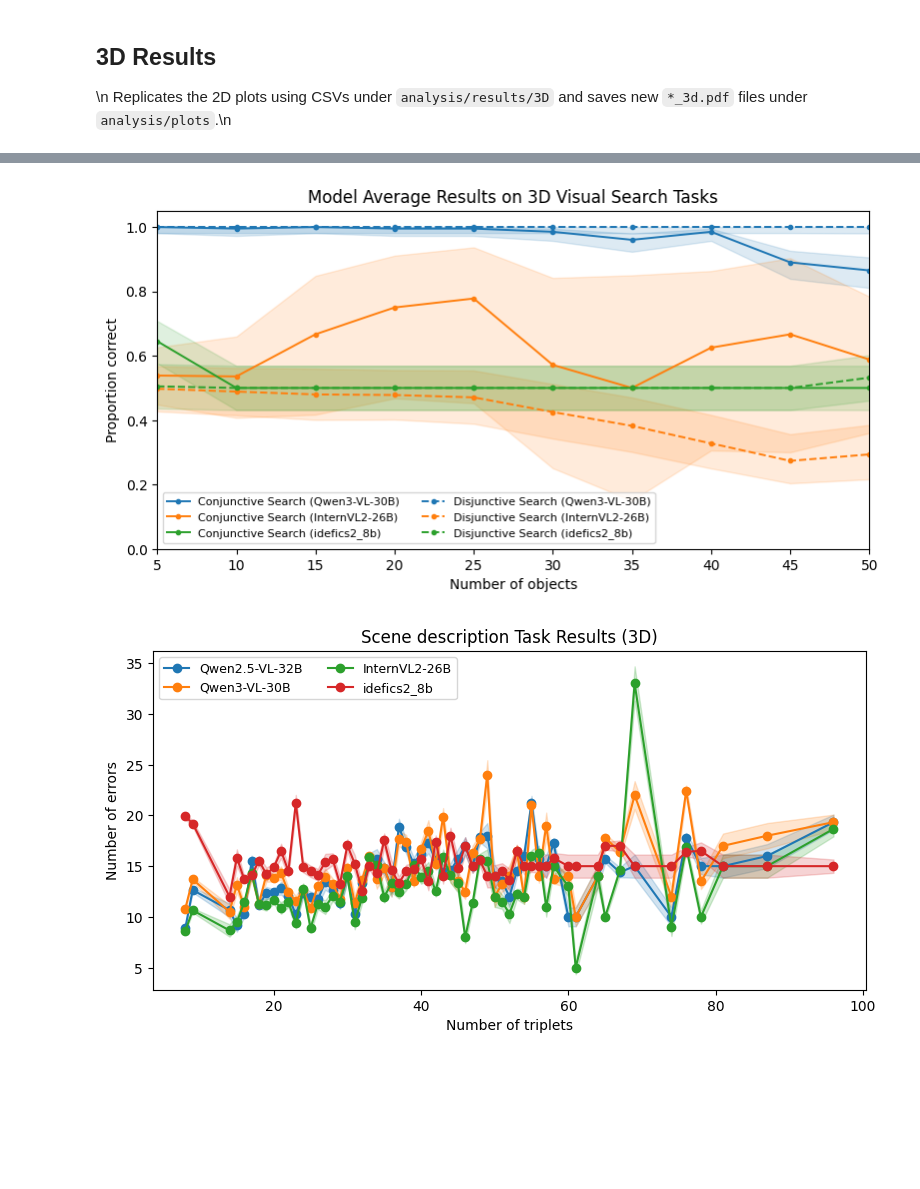
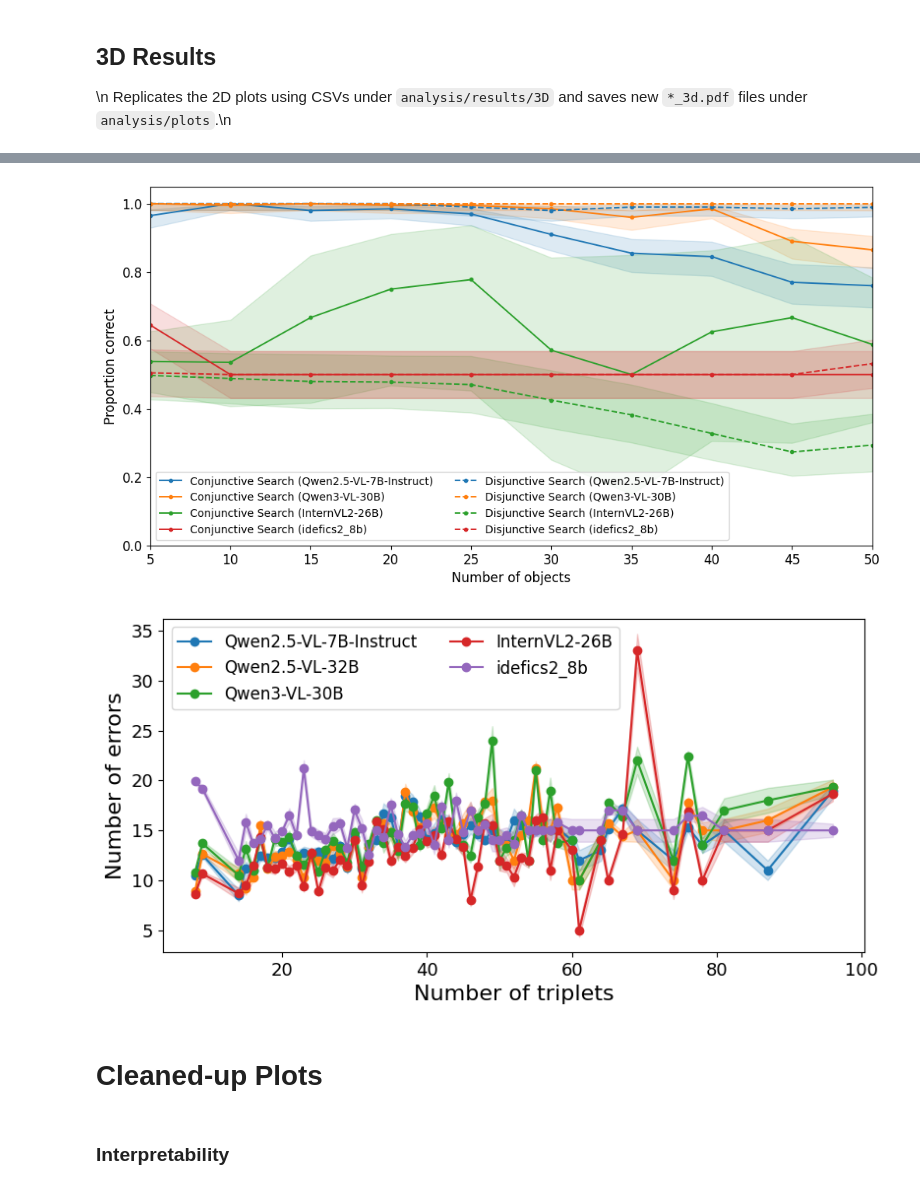
Before and after one commit to kellemNegasi/binding-open-vlm, a Jupyter notebook: Plotter.ipynb, the cells around one changed output, grey strips where cells are left out. Saved outputs shown, nothing was run; the diff lists cells and outputs as text; code cells hidden in the pictures; blank space fills up the shorter version.

```diff
--- a/Plotter.ipynb
+++ b/Plotter.ipynb
@@ -942,7 +926,12 @@ def load_visual_search_csv(path, model_name):
     return df
 
 
-def plot_visual_search_multi_models(df_all, title="Model Average Results on 3D Visual Search Tasks"):
+def plot_visual_search_multi_models(df_all):
+    # ---- Font size config ----
+    AXIS_LABEL_FONTSIZE = 12
+    TICK_FONTSIZE = 12
+    LEGEND_FONTSIZE = 10
+
     cond_order = ["conjunctive", "disjunctive"]
     cond_label = {"conjunctive": "Conjunctive Search", "disjunctive": "Disjunctive Search"}
     cond_style = {"conjunctive": "-", "disjunctive": "--"}
@@ -951,11 +940,15 @@ def plot_visual_search_multi_models(df_all, title="Model Average Results on 3D V
     cmap = plt.cm.get_cmap("tab10")
     model_colors = {m: cmap(i % 10) for i, m in enumerate(models)}
 
-    fig, ax = plt.subplots(figsize=(9.2, 4.4))
+    fig, ax = plt.subplots(figsize=(12, 6))
 
     for cond in cond_order:
         for model in models:
-            sub = df_all[(df_all["condition_label"] == cond) & (df_all["model"] == model)].sort_values("n_objects")
+            sub = df_all[
+                (df_all["condition_label"] == cond) &
+                (df_all["model"] == model)
+            ].sort_values("n_objects")
+
             if sub.empty:
                 continue
 
@@ -977,14 +970,23 @@ def plot_visual_search_multi_models(df_all, title="Model Average Results on 3D V
             )
             ax.fill_between(x, lo, hi, color=color, alpha=0.15)
 
-    ax.set_title(title)
-    ax.set_xlabel("Number of objects")
-    ax.set_ylabel("Proportion correct")
+    # ---- Axis formatting (bigger fonts, no title) ----
+    ax.set_xlabel("Number of objects", fontsize=AXIS_LABEL_FONTSIZE)
+    ax.set_ylabel("Proportion correct", fontsize=AXIS_LABEL_FONTSIZE)
+    ax.tick_params(axis="both", labelsize=TICK_FONTSIZE)
+
     ax.set_xlim(df_all["n_objects"].min(), df_all["n_objects"].max())
     ax.set_ylim(0.0, 1.05)
-    ax.legend(frameon=True, fontsize=8, ncol=2)
-    plt.savefig("./analysis/plots/visual_search_tasks_3d.pdf", format="pdf", bbox_inches="tight")
+
+    ax.legend(frameon=True, fontsize=LEGEND_FONTSIZE, ncol=2)
+
+    plt.savefig(
+        "./analysis/final_reports/appendix/vusial_search_tasks.pdf",
+        format="pdf",
+        bbox_inches="tight"
+    )
     plt.show()
+
 
 
 # ----------------------------
@@ -992,6 +994,7 @@ def plot_visual_search_multi_models(df_all, title="Model Average Results on 3D V
 # ----------------------------
 BASE = Path("analysis/results/3D")
 model_paths = {
+    "Qwen2.5-VL-7B-Instruct": BASE / "qwen2.5-VL-7B-Instruct_visual_search.csv",
     "Qwen2.5-VL-32B": BASE / "Qwen2.5-VL-32B-Instruct-AWQ_visual_search.csv",
     "Qwen3-VL-30B": BASE / "qwen3-vl-30b-a3b-instruct_visual_search.csv",
     "InternVL2-26B": BASE / "InternVL2-26B_visual_search.csv",
@@ -1003,7 +1006,7 @@ df_all = pd.concat(all_dfs, ignore_index=True)
 
 plot_visual_search_multi_models(df_all)
 # %% [output]
-[figure, old version]
+[figure, new version]
 # %%
 import pandas as pd
 import numpy as np
@@ -1052,7 +1055,12 @@ def add_approx_ci(df, z=1.96):
 # ----------------------------
 # Plot (style like your example)
 # ----------------------------
-def plot_scene_description(dfs, title="Scene description Task Results (3D)"):
+def plot_scene_description(dfs):
+    # ---- Font size config ----
+    AXIS_LABEL_FONTSIZE = 16
+    TICK_FONTSIZE = 13
+    LEGEND_FONTSIZE = 12
+
     models = [df["model"].iloc[0] for df in dfs]
     cmap = plt.cm.get_cmap("tab10")
     colors = {m: cmap(i % 10) for i, m in enumerate(models)}
@@ -1061,37 +1069,55 @@ def plot_scene_description(dfs, title="Scene description Task Results (3D)"):
 
     for df in dfs:
         model = df["model"].iloc[0]
         df = df.sort_values("gt_triplets")
         x = df["gt_triplets"].values
         y = df["mean_errors"].values
         lo = df["ci_low"].values
         hi = df["ci_high"].values
 
-        ax.plot(x, y, marker="o", linewidth=1.5, label=model, color=colors[model])
+        ax.plot(
+            x, y,
+            marker="o",
+            linewidth=1.5,
+            label=model,
+            color=colors[model],
+        )
         ax.fill_between(x, lo, hi, color=colors[model], alpha=0.2)
 
-    ax.set_title(title)
-    ax.set_xlabel("Number of triplets")
-    ax.set_ylabel("Number of errors")
-    ax.legend(frameon=True, fontsize=9, ncol=2)
-    plt.savefig("./analysis/plots/scene_description_tasks_3d.pdf", format="pdf", bbox_inches="tight")
+    # ---- Axis formatting (bigger fonts, no title) ----
+    ax.set_xlabel("Number of triplets", fontsize=AXIS_LABEL_FONTSIZE)
+    ax.set_ylabel("Number of errors", fontsize=AXIS_LABEL_FONTSIZE)
+    ax.tick_params(axis="both", labelsize=TICK_FONTSIZE)
+
+    ax.legend(frameon=True, fontsize=LEGEND_FONTSIZE, ncol=2)
+
+    plt.savefig(
+        "./analysis/final_reports/scene_description_tasks_3d.pdf",
+        format="pdf",
+        bbox_inches="tight"
+    )
     plt.show()
 
 
 # ----------------------------
 # Paths
 # ----------------------------
 BASE = Path("analysis/results/3D")
 model_paths = {
+    "Qwen2.5-VL-7B-Instruct": BASE / "qwen2.5-VL-7B-Instruct_scene_description.csv",
     "Qwen2.5-VL-32B": BASE / "Qwen2.5-VL-32B-Instruct-AWQ_scene_description.csv",
     "Qwen3-VL-30B": BASE / "qwen3-vl-30b-a3b-instruct_scene_description.csv",
     "InternVL2-26B": BASE / "InternVL2-26B_scene_description.csv",
     "idefics2_8b": BASE / "idefics2_8b_scene_description.csv",
 }
 
 all_dfs = [add_approx_ci(load_scene_desc(path, name)) for name, path in model_paths.items()]
 
 # NOTE: shaded bands are approximate unless you have per-trial error distributions
 plot_scene_description(all_dfs)
 # %% [output]
-[figure, old version]
+[figure, new version]
+# %% [markdown]
+# Cleaned-up Plots
+# %% [markdown]
+### Interpretability
```
Also changed, not shown: parts of 5 cells of this notebook, 11 other files.
